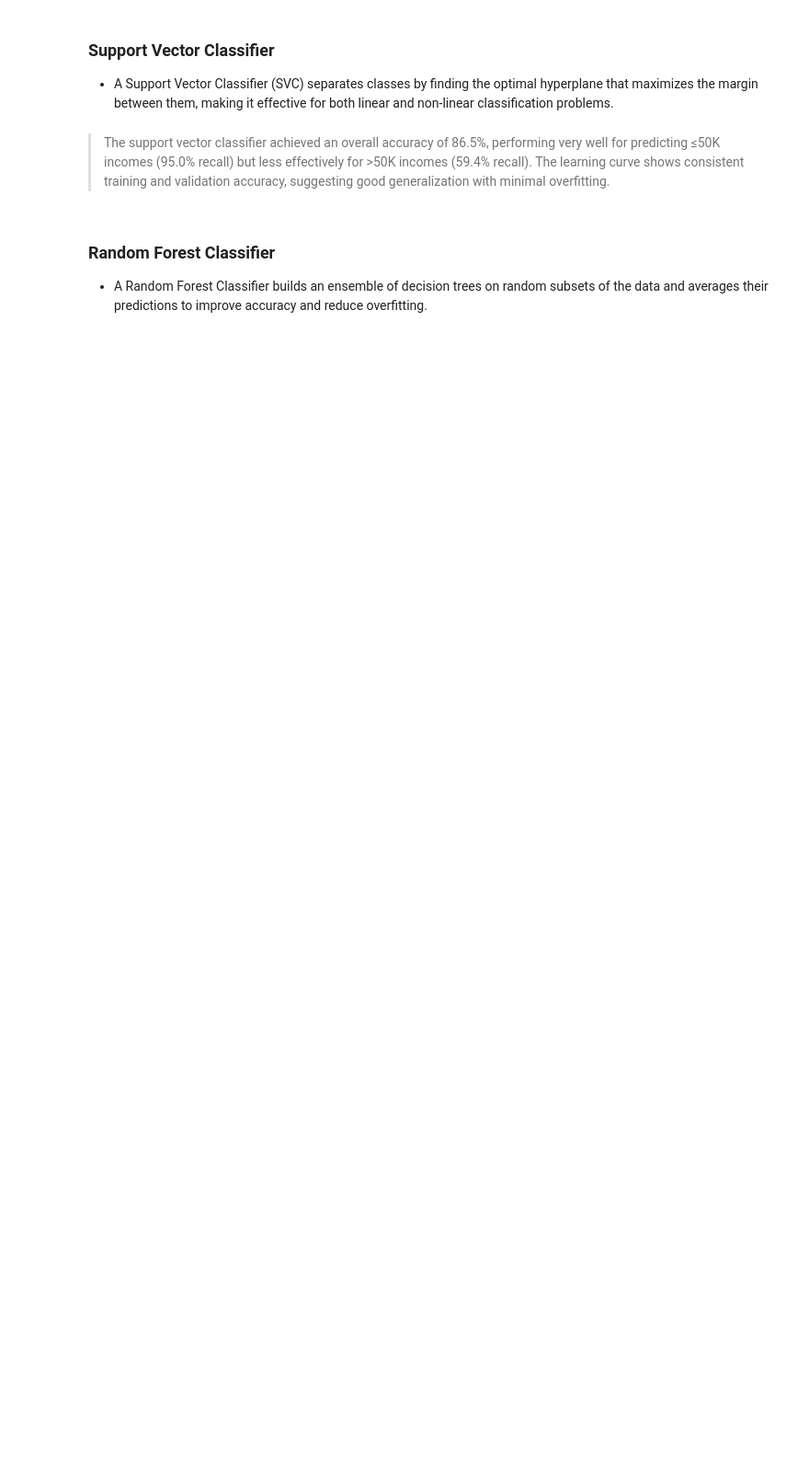
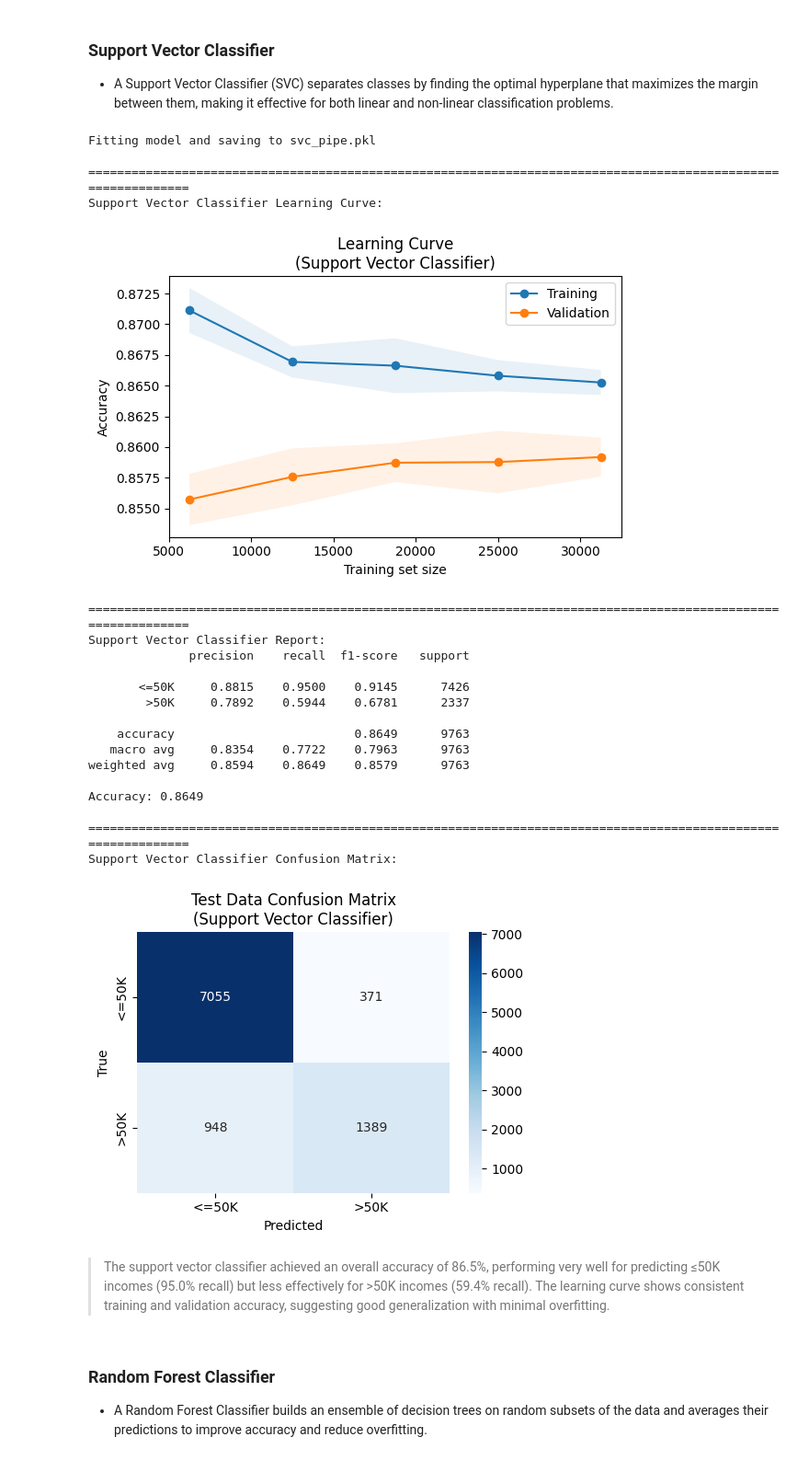
Before and after one commit to ryan-bulger/5509-Final-Project, a Jupyter notebook: 5509_income_modeling.ipynb, the cells around one changed output. Shown at 92% size. Cells and saved outputs as stored; diff of their text form; code cells hidden in the pictures; blank space fills up the shorter version.

```diff
--- a/5509_income_modeling.ipynb
+++ b/5509_income_modeling.ipynb
@@ -270,16 +311,38 @@ logistic_accuracy = create_classification_output(logistic_pipe, 'Logistic Classi
 - A Support Vector Classifier (SVC) separates classes by finding the optimal hyperplane that maximizes the margin between them, making it effective for both linear and non-linear classification problems.
 # %%
 # Create support vector classifier pipeline instance
-svc_pipe = Pipeline(steps=[
+svc_pipe = SkPipeline(steps=[
     ('preprocessor', preprocessor_transformer),
     ('classifier', SVC(kernel='rbf', probability=True))
 ])
 
 # Fit model
-svc_pipe.fit(X_train, y_train)
+svc_pipe = fit_model(svc_pipe, X_train, y_train, 'svc_pipe.pkl')
 
 # Create classification output
 svc_accuracy = create_classification_output(svc_pipe, 'Support Vector Classifier')
+# %% [output]
+Fitting model and saving to svc_pipe.pkl
+
+==============================================================================================================
+Support Vector Classifier Learning Curve:
+[figure, added]
+==============================================================================================================
+Support Vector Classifier Report:
+              precision    recall  f1-score   support
+
+       <=50K     0.8815    0.9500    0.9145      7426
+        >50K     0.7892    0.5944    0.6781      2337
+
+    accuracy                         0.8649      9763
+   macro avg     0.8354    0.7722    0.7963      9763
+weighted avg     0.8594    0.8649    0.8579      9763
+
+Accuracy: 0.8649
+
+==============================================================================================================
+Support Vector Classifier Confusion Matrix:
+[figure, added]
 # %% [markdown]
 > The support vector classifier achieved an overall accuracy of 86.5%, performing very well for predicting ≤50K incomes (95.0% recall) but less effectively for >50K incomes (59.4% recall). The learning curve shows consistent training and validation accuracy, suggesting good generalization with minimal overfitting.
 # %% [markdown]
```
Also changed, not shown: parts of 46 cells of this notebook, 2 other files.
